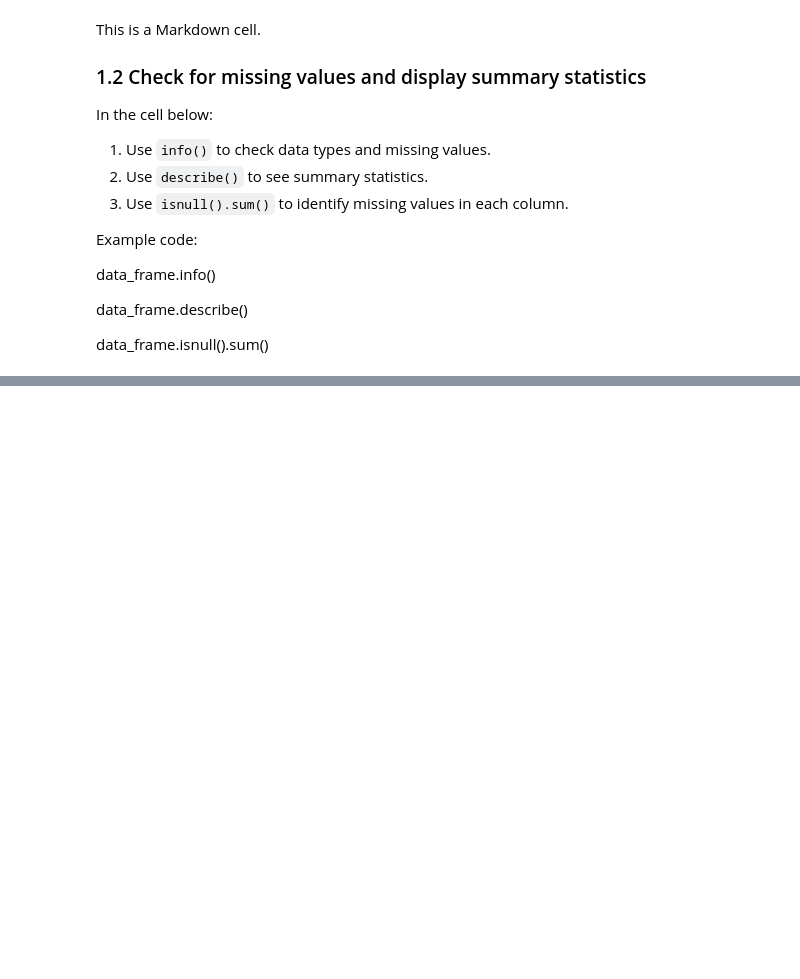
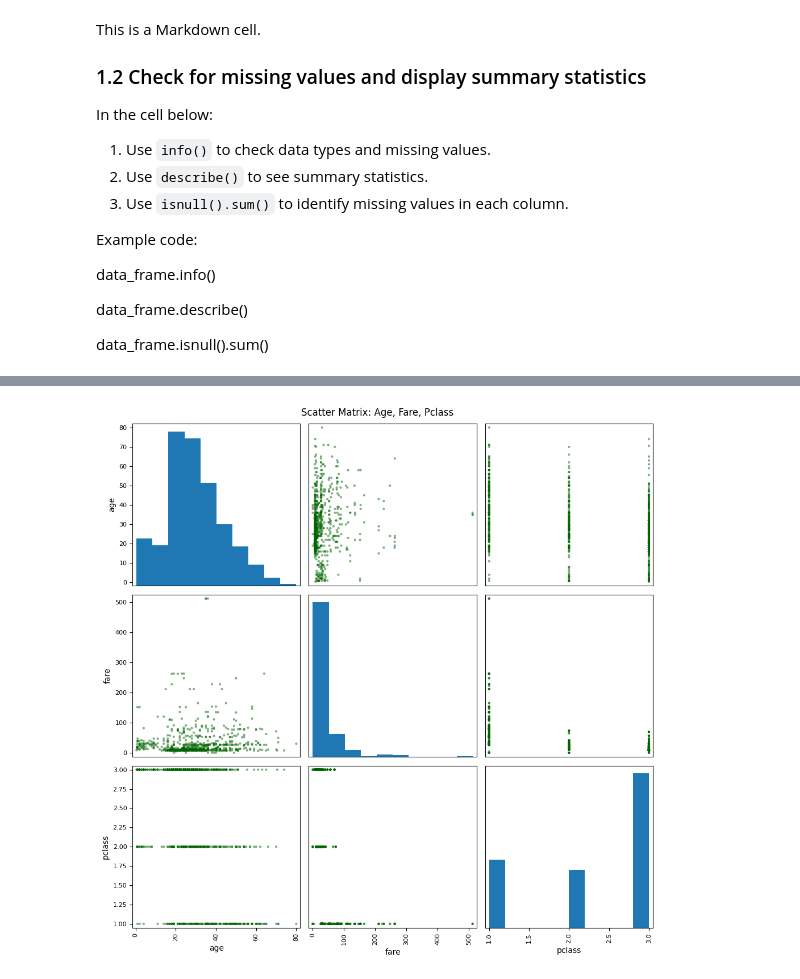
Before and after one commit to Mhamedben/applied-ml-mhamed, a Jupyter notebook: lab02/ml02.ipynb, the cells around one changed output, grey strips where cells are left out. Saved outputs shown, nothing was run; the diff lists cells and outputs as text; code cells hidden in the pictures; blank space fills up the shorter version.

```diff
--- a/lab02/ml02.ipynb
+++ b/lab02/ml02.ipynb
@@ -98,0 +44,9 @@ data_frame.head(10)
+# %%
+# Section 1. Import and Inspect the Data
+# 1.1 Load the dataset and display the first 10 rows
+
+# Load Titanic dataset
+df = sns.load_dataset('titanic')
+
+# Show the first 10 rows
+df.head(10)
@@ -485,0 +193,13 @@ Root Mean Squared Error (RMSE): 0.84
+# %%
+# Select only numeric features
+attributes = ['age', 'fare', 'pclass']
+# Create scatter matrix
+scatter_matrix(df[attributes], figsize=(10, 10), color='darkgreen')
+
+# Title
+plt.suptitle("Scatter Matrix: Age, Fare, Pclass")
+# Show the plot
+plt.tight_layout()
+plt.show()
+# %% [output]
+[figure, added]
```
Also changed, not shown: parts of 57 cells of this notebook, 1 other file.
